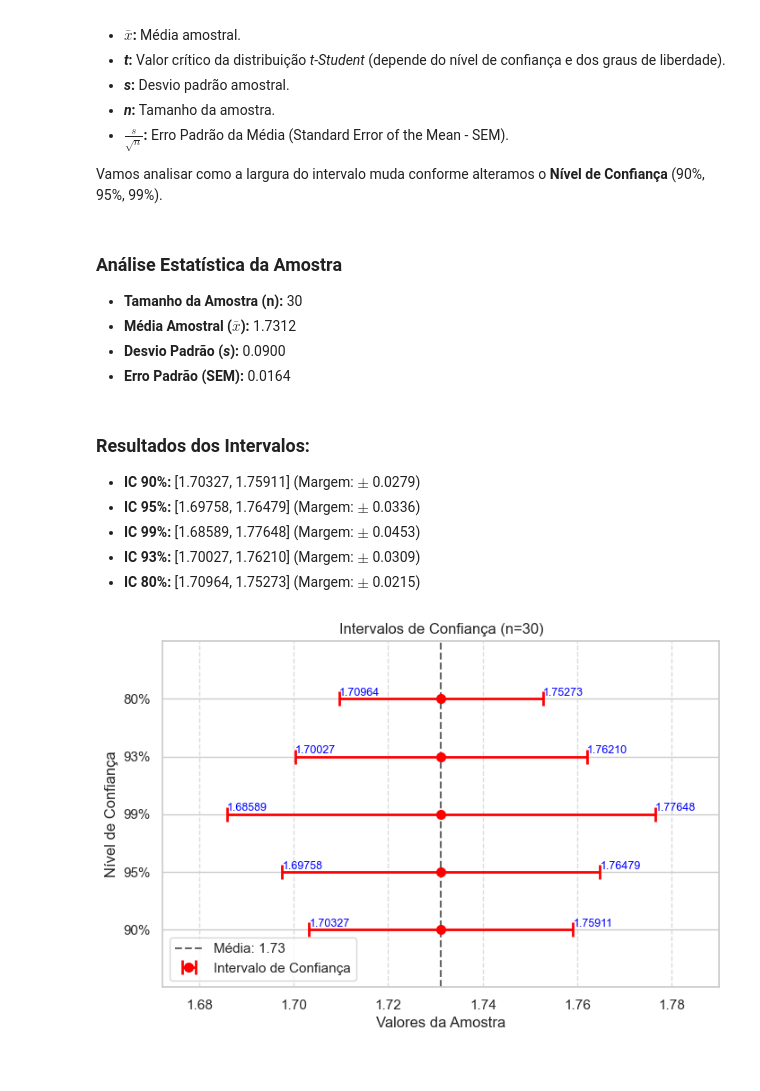
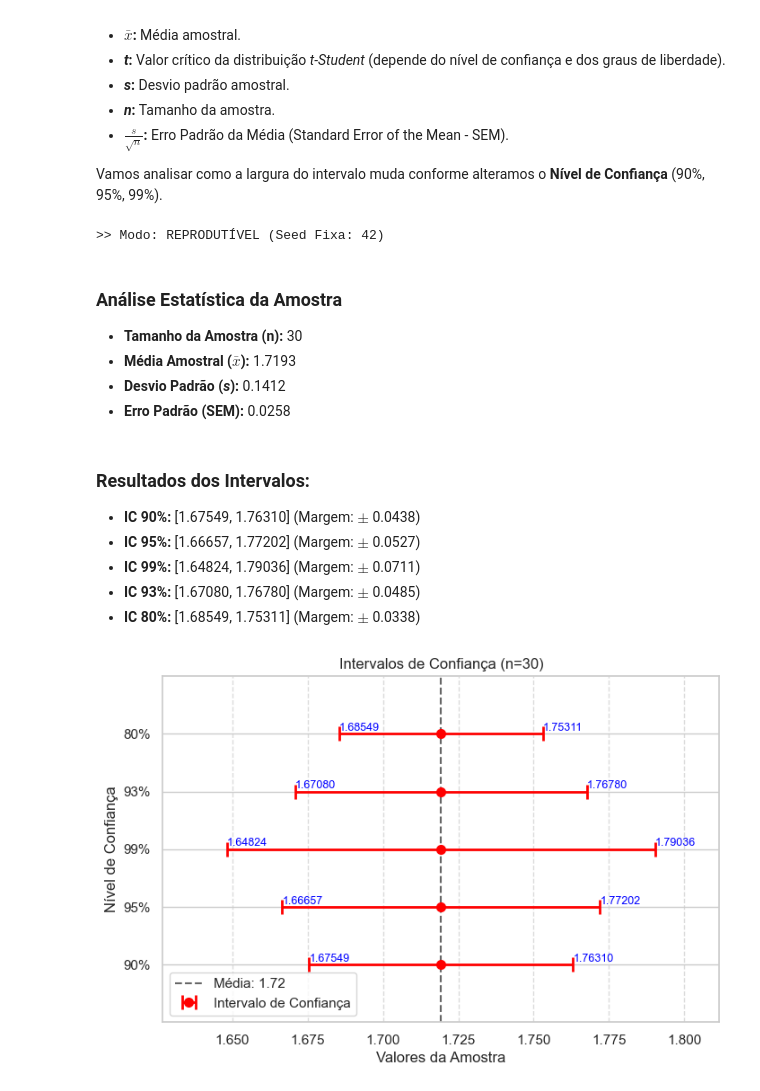
Before and after one commit to reali-705/matematica_computacional, a Jupyter notebook: atividades/atividade2-2.ipynb, the cells around one changed output. Cells and saved outputs as stored; diff of their text form; code cells hidden in the pictures.

```diff
--- a/atividades/atividade2-2.ipynb
+++ b/atividades/atividade2-2.ipynb
@@ -25,8 +25,20 @@ import matplotlib.pyplot as plt
 from scipy import stats
 import pandas as pd
 import seaborn as sns
-from scipy.stats import sem, t
+from scipy.stats import sem, t, ttest_ind
 
+def configurar_semente(aleatorio, seed_fixa=42):
+    """
+    Controla a aleatoriedade de todo o notebook.
+    Se aleatorio=True, usa o relógio do sistema.
+    Se aleatorio=False, usa a seed_fixa para garantir resultados iguais.
+    """
+    if aleatorio:
+        np.random.seed(None)
+        print(">> Modo: ALEATÓRIO (Resultados mudarão a cada execução)")
+    else:
+        np.random.seed(seed_fixa)
+        print(f">> Modo: REPRODUTÍVEL (Seed Fixa: {seed_fixa})")
 
 # Configuração estética dos gráficos
 sns.set_theme(style="whitegrid")
@@ -249,34 +246,31 @@ def analisar_intervalo_confianca(dados, niveis_confianca):
 
     plt.show()
 # %%
-# Níveis de confiança exigidos pelo slide (geralmente 90, 95 e 99)
+# --- CONFIGURAÇÃO DA ALEATORIEDADE ---
+configurar_semente(aleatorio=False)
+
+# Níveis de confiança exigidos pelo slide (geralmente 90%, 95%, 99%, ...)
 NIVEIS_CONFIANCA = [0.90, 0.95, 0.99, 0.93, 0.80]
-RANDOM = True  # Define se os dados serão aleatórios ou pseudoaleatórios
-SEED = 42
+QUANTIDADE = 30
+MIN = 1.50
+MAX = 2.00
 
-dados_amostra = [1.75,2.00,1.80,1.65,1.70,1.90,1.85,1.60,1.78,1.72,1.88,1.76,1.95,1.68,1.82,1.74,1.79,1.83,1.67,1.71,1.77,1.81,1.69,1.73,1.84,1.66,1.87,1.92,1.94,1.93,1.86]  # Dados manuais fornecidos
-
-if RANDOM:
-    # Geramos dados seguindo uma distribuição normal
-    dados_amostra = obter_dados_amostrais(
-        tamanho=30,
-        media_real=1.75,
-        desvio_real=0.10,
-        random_seed=SEED
-    )
+dados = np.random.uniform(low=MIN, high=MAX, size=QUANTIDADE)
 
 # --- EXECUTANDO A ANÁLISE ---
-analisar_intervalo_confianca(dados_amostra, NIVEIS_CONFIANCA)
+analisar_intervalo_confianca(dados, NIVEIS_CONFIANCA)
 # %% [output]
+>> Modo: REPRODUTÍVEL (Seed Fixa: 42)
+
 ### Análise Estatística da Amostra
 - **Tamanho da Amostra (n):** 30
-- **Média Amostral ($\bar{x}$):** 1.7312
-- **Desvio Padrão (*s*):** 0.0900
-- **Erro Padrão (SEM):** 0.0164
+- **Média Amostral ($\bar{x}$):** 1.7193
+- **Desvio Padrão (*s*):** 0.1412
+- **Erro Padrão (SEM):** 0.0258
 ### Resultados dos Intervalos:
-- **IC 90%:** [1.70327, 1.75911] (Margem: $\pm$ 0.0279)
-- **IC 95%:** [1.69758, 1.76479] (Margem: $\pm$ 0.0336)
-- **IC 99%:** [1.68589, 1.77648] (Margem: $\pm$ 0.0453)
-- **IC 93%:** [1.70027, 1.76210] (Margem: $\pm$ 0.0309)
-- **IC 80%:** [1.70964, 1.75273] (Margem: $\pm$ 0.0215)
+- **IC 90%:** [1.67549, 1.76310] (Margem: $\pm$ 0.0438)
+- **IC 95%:** [1.66657, 1.77202] (Margem: $\pm$ 0.0527)
+- **IC 99%:** [1.64824, 1.79036] (Margem: $\pm$ 0.0711)
+- **IC 93%:** [1.67080, 1.76780] (Margem: $\pm$ 0.0485)
+- **IC 80%:** [1.68549, 1.75311] (Margem: $\pm$ 0.0338)
-[figure, old version]
+[figure, new version]
```
Also changed, not shown: parts of 6 cells of this notebook.
